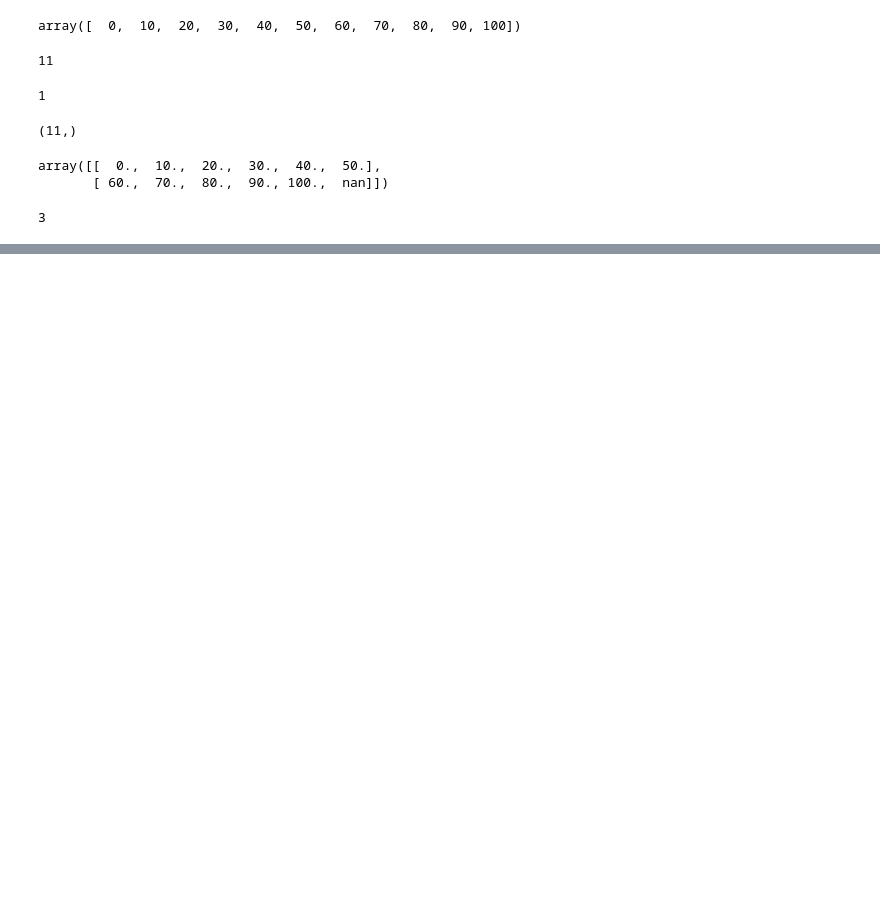
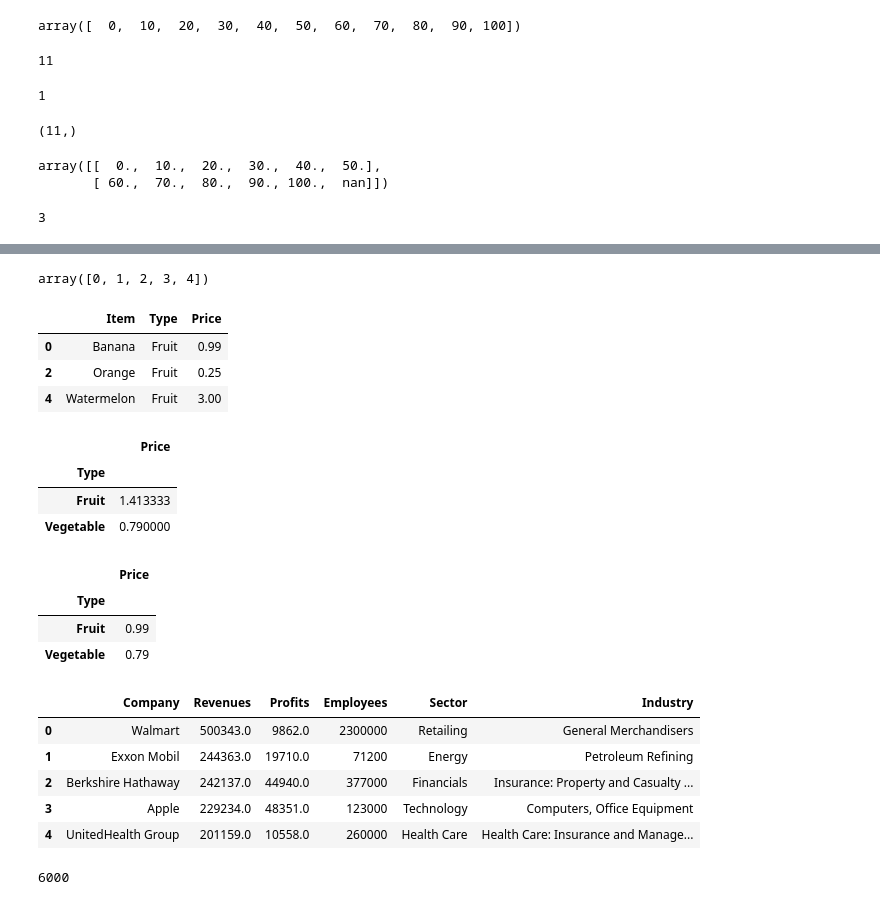
Before and after one commit to chlazaris/pandas_training, a Jupyter notebook: Pandas_Training.ipynb, the cells around one changed output, grey strips where cells are left out. Drawn from its saved outputs; the diff is of its cells as text; code cells hidden in the pictures; blank space fills up the shorter version.

```diff
--- a/Pandas_Training.ipynb
+++ b/Pandas_Training.ipynb
@@ -2036,0 +2057,4 @@ ndim_array.ndim
+# %%
+supermarket.index.values
+# %% [output]
+array([0, 1, 2, 3, 4])
@@ -2036,0 +2063,21 @@ ndim_array.ndim
+# %%
+groups.get_group('Fruit')
+# %% [output]
+|  | Item | Type | Price |
+| 0 | Banana | Fruit | 0.99 |
+| 2 | Orange | Fruit | 0.25 |
+| 4 | Watermelon | Fruit | 3.00 |
+# %%
+supermarket.groupby('Type').mean()
+# %% [output]
+|  | Price |
+| Type |  |
+| Fruit | 1.413333 |
+| Vegetable | 0.790000 |
+# %%
+supermarket.groupby('Type').median()
+# %% [output]
+|  | Price |
+| Type |  |
+| Fruit | 0.99 |
+| Vegetable | 0.79 |
@@ -2036,0 +2086,13 @@ ndim_array.ndim
+# %%
+fortune.head()
+# %% [output]
+|  | Company | Revenues | Profits | Employees | Sector | Industry |
+| 0 | Walmart | 500343.0 | 9862.0 | 2300000 | Retailing | General Merchandisers |
+| 1 | Exxon Mobil | 244363.0 | 19710.0 | 71200 | Energy | Petroleum Refining |
+| 2 | Berkshire Hathaway | 242137.0 | 44940.0 | 377000 | Financials | Insurance: Property and Casualty ... |
+| 3 | Apple | 229234.0 | 48351.0 | 123000 | Technology | Computers, Office Equipment |
+| 4 | UnitedHealth Group | 201159.0 | 10558.0 | 260000 | Health Care | Health Care: Insurance and Manage... |
+# %%
+fortune.size
+# %% [output]
+6000
```
Also changed, not shown: parts of 18 cells of this notebook.
